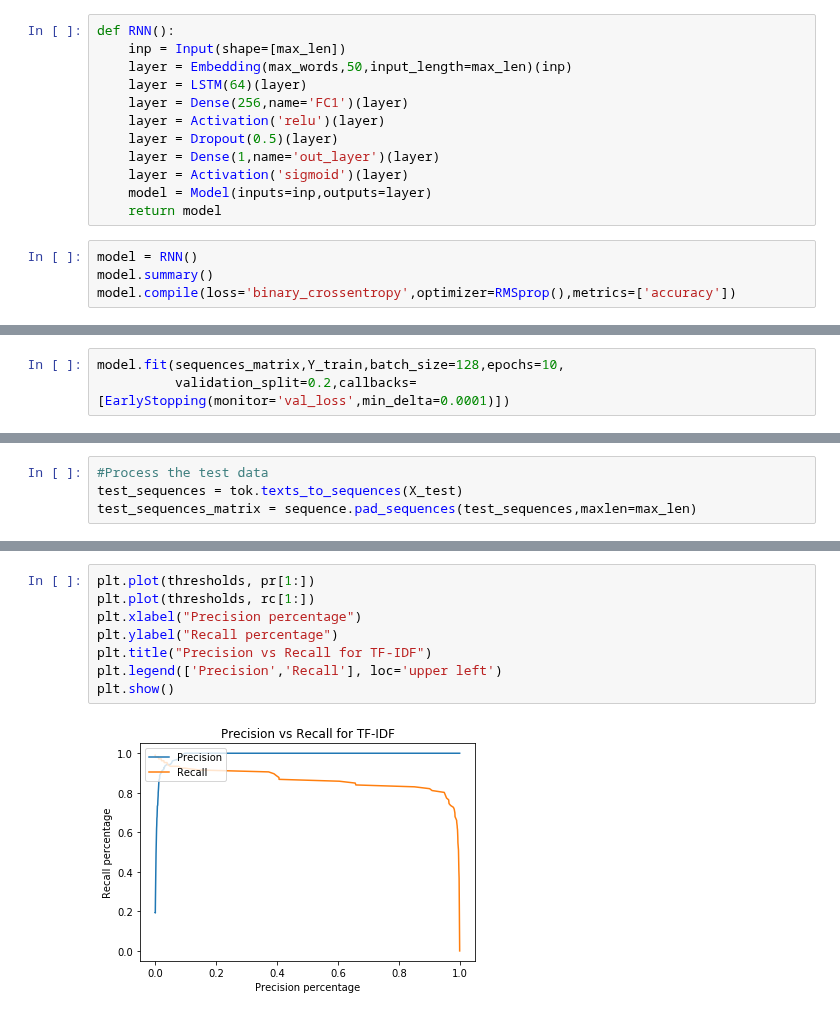
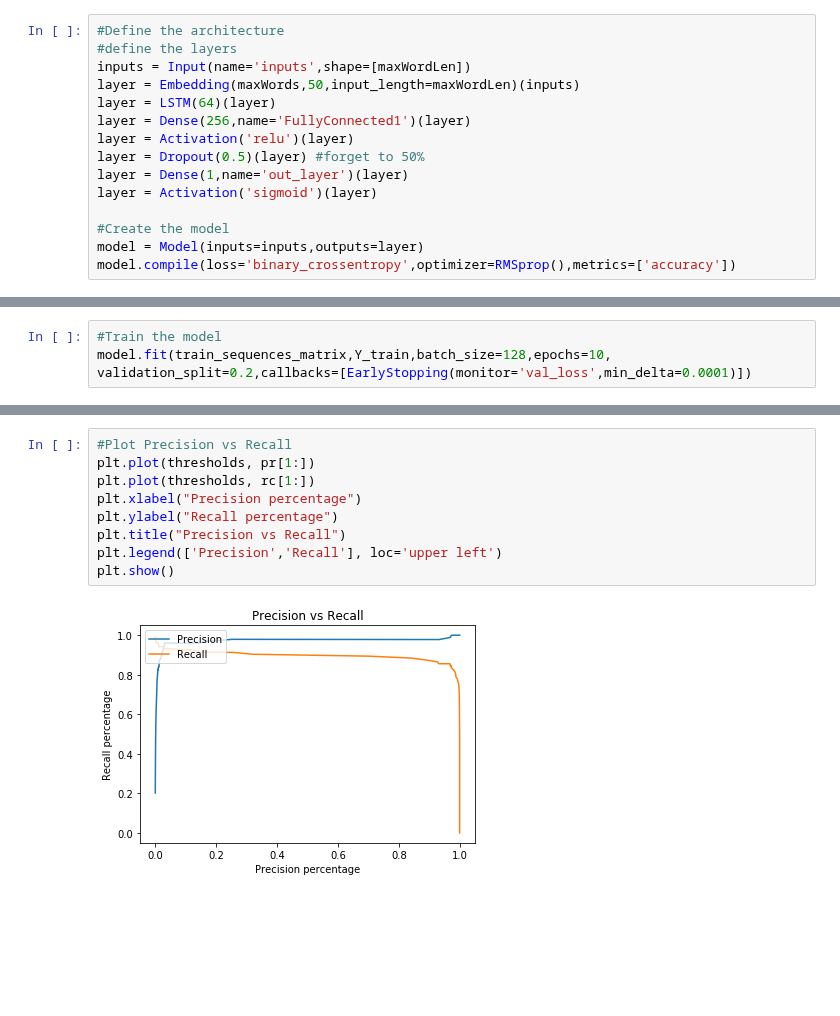
Before and after one commit to ECS171-Project/Final-project, a Jupyter notebook: LSTM.ipynb, the cells around one changed output, grey strips where cells are left out. Cells and saved outputs as stored; diff of their text form; blank space fills up the shorter version.

Commit message:
New LSTM

```diff
--- a/LSTM.ipynb
+++ b/LSTM.ipynb
@@ -54,16 +63,15 @@ sequences_matrix = sequence.pad_sequences(sequences,maxlen=max_len)
 # %%
-def RNN():
-    inp = Input(shape=[max_len])
-    layer = Embedding(max_words,50,input_length=max_len)(inp)
-    layer = LSTM(64)(layer)
-    layer = Dense(256,name='FC1')(layer)
-    layer = Activation('relu')(layer)
-    layer = Dropout(0.5)(layer)
-    layer = Dense(1,name='out_layer')(layer)
-    layer = Activation('sigmoid')(layer)
-    model = Model(inputs=inp,outputs=layer)
-    return model
+#Define the architecture
+#define the layers
+inputs = Input(name='inputs',shape=[maxWordLen])
+layer = Embedding(maxWords,50,input_length=maxWordLen)(inputs)
+layer = LSTM(64)(layer)
+layer = Dense(256,name='FullyConnected1')(layer)
+layer = Activation('relu')(layer)
+layer = Dropout(0.5)(layer) #forget to 50%
+layer = Dense(1,name='out_layer')(layer)
+layer = Activation('sigmoid')(layer)
+
+#Create the model
+model = Model(inputs=inputs,outputs=layer)
+model.compile(loss='binary_crossentropy',optimizer=RMSprop(),metrics=['accuracy'])
-# %%
-model = RNN()
-model.summary()
-model.compile(loss='binary_crossentropy',optimizer=RMSprop(),metrics=['accuracy'])
@@ -88,6 +78,6 @@ _________________________________________________________________
 # %%
-model.fit(sequences_matrix,Y_train,batch_size=128,epochs=10,
-          validation_split=0.2,callbacks=[EarlyStopping(monitor='val_loss',min_delta=0.0001)])
+#Train the model
+model.fit(train_sequences_matrix,Y_train,batch_size=128,epochs=10, validation_split=0.2,callbacks=[EarlyStopping(monitor='val_loss',min_delta=0.0001)])
 # %% [output]
 Train on 3788 samples, validate on 948 samples
 Epoch 1/10
@@ -99,6 +93,2 @@ Epoch 3/10
 <tensorflow.python.keras.callbacks.History at 0x...>
-# %%
-#Process the test data
-test_sequences = tok.texts_to_sequences(X_test)
-test_sequences_matrix = sequence.pad_sequences(test_sequences,maxlen=max_len)
 # %%
@@ -138,10 +122,11 @@ weighted avg       0.98      0.98      0.98       836
 # %%
+#Plot Precision vs Recall
 plt.plot(thresholds, pr[1:])
 plt.plot(thresholds, rc[1:])
 plt.xlabel("Precision percentage")
 plt.ylabel("Recall percentage")
-plt.title("Precision vs Recall for TF-IDF")
+plt.title("Precision vs Recall")
 plt.legend(['Precision','Recall'], loc='upper left')
 plt.show()
 # %% [output]
-[figure, old version]
+[figure, new version]
```
Also changed, not shown: parts of 15 cells of this notebook.
